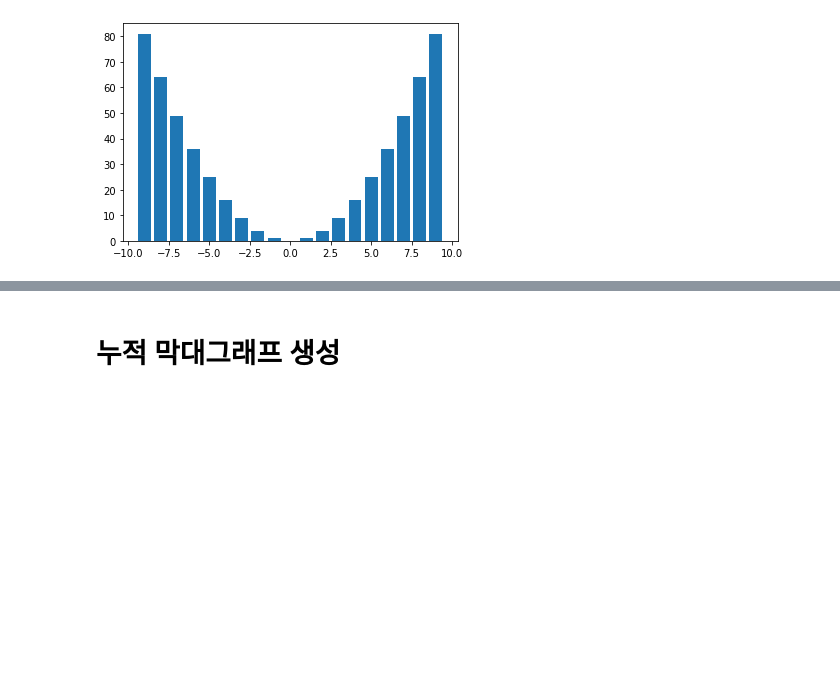
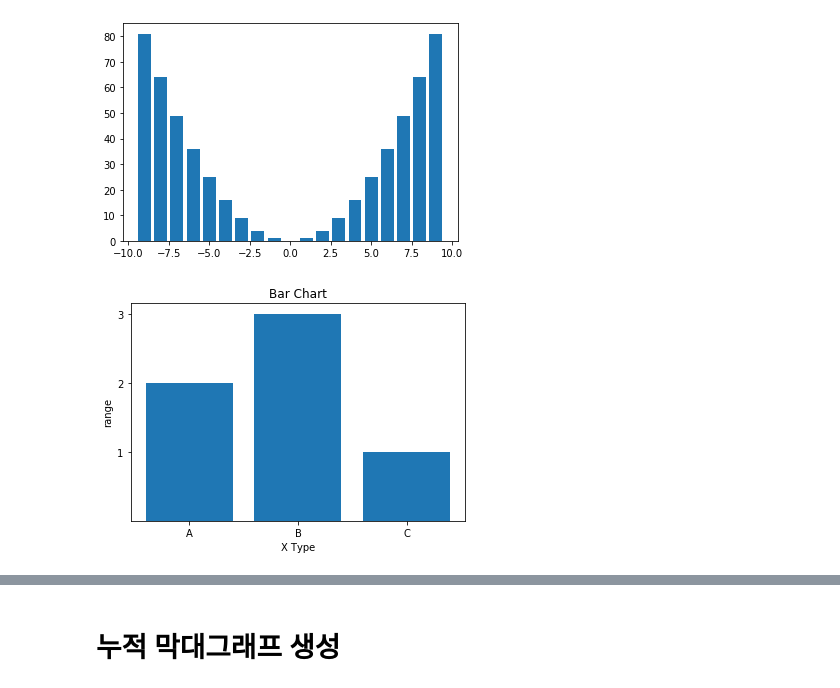
Before and after one commit to kyungminlee-12/dataScienceStudy, a Jupyter notebook: Matplotlib_GraphKind.ipynb, the cells around one changed output, grey strips where cells are left out. Drawn from its saved outputs; the diff is of its cells as text; code cells hidden in the pictures; blank space fills up the shorter version.

Commit message:
Matplotlib study

```diff
--- a/Matplotlib_GraphKind.ipynb
+++ b/Matplotlib_GraphKind.ipynb
@@ -117,3 +154,23 @@ plt.bar(x, x ** 2)    #처음은 x arange, 두 번째는 y arange를 입력한
 plt.show()
 # %% [output]
 [figure]
+# %%
+import numpy as np
+import matplotlib.pylab as plt_1
+
+y = [2, 3, 1]
+x = np.arange(len(y))
+xlabel = ['A', 'B', 'C']
+plt_1.title("Bar Chart")
+plt_1.bar(x, y)             # bar 그리기
+
+#xticks, yticks는 그레프의 1, 2, 3과 A, B, C를 그리는 코드이다
+plt_1.xticks(x, xlabel)     #tick을 몇 개나, 또 어떤 label로 표현할지를 조절하고 싶을때 plt.xticks()를 사용.
+plt_1.yticks(sorted(y))     #y 값에 해당되는 것들을 y 단위로 지정 (1, 2, 3)
+
+plt_1.xlabel("X Type")
+plt_1.ylabel("range")
+
+plt_1.show()
+# %% [output]
+[figure, added]
```
Also changed, not shown: parts of 28 cells of this notebook, 1 other file.
